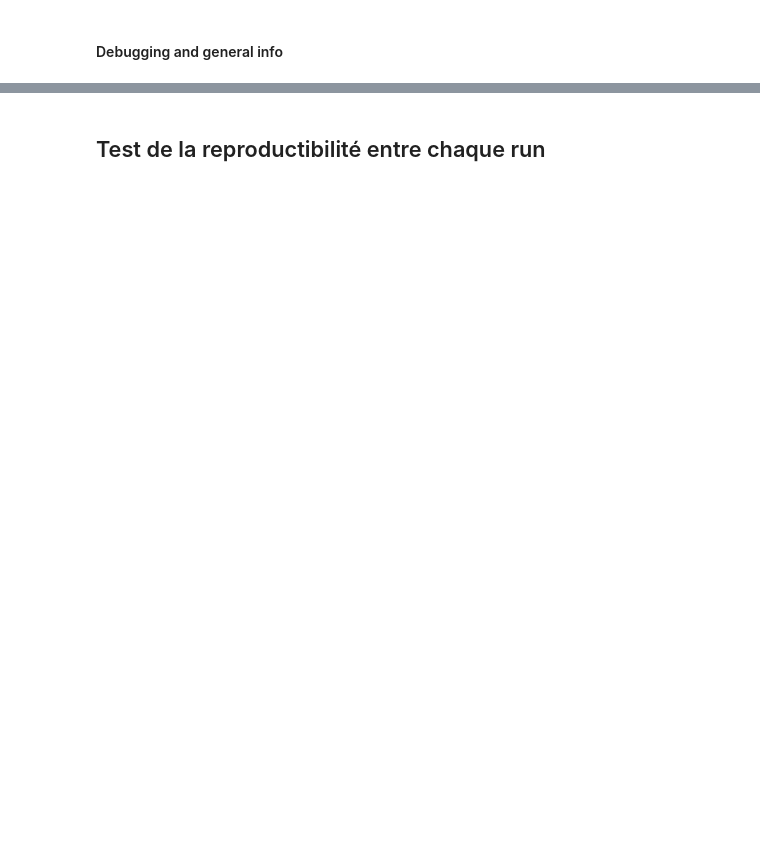
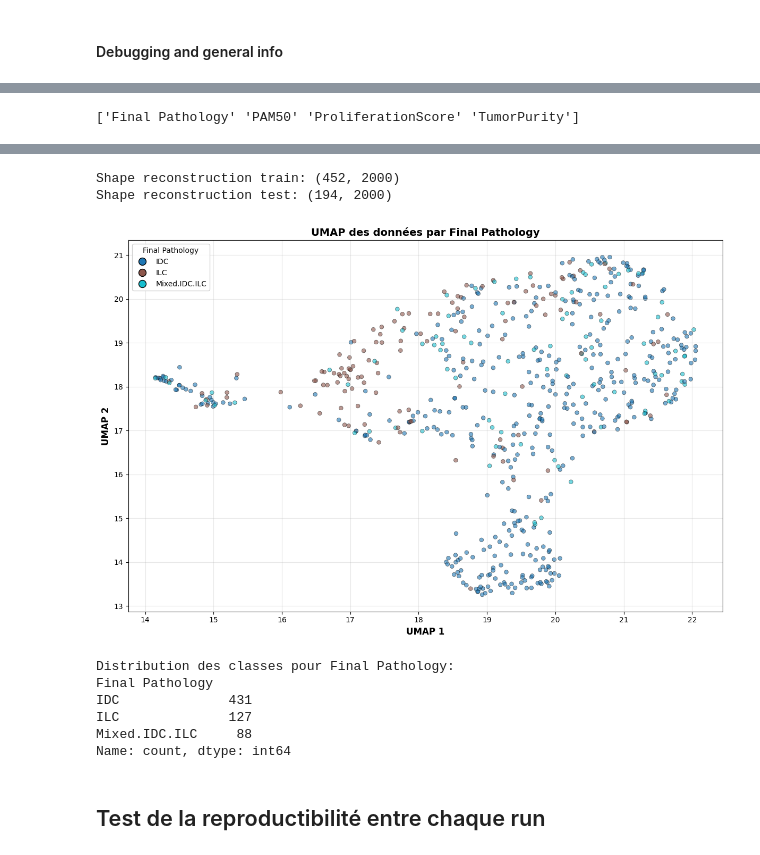
Before and after one commit to PCamargo710/UM5BIP12_Deep-Learning-KASSIOUI-LARDJANI-CAMARGO, a Jupyter notebook: Projet_DL.ipynb, the cells around one changed output, grey strips where cells are left out. Cells and saved outputs as stored; diff of their text form; code cells hidden in the pictures; blank space fills up the shorter version.

```diff
--- a/Projet_DL.ipynb
+++ b/Projet_DL.ipynb
@@ -1452,0 +1402,58 @@ weighted avg       0.79      0.80      0.79       245
+# %%
+print(np.unique(metadata_cols))
+# %% [output]
+['Final Pathology' 'PAM50' 'ProliferationScore' 'TumorPurity']
+# %%
+target_column = "Final Pathology"
+
+X_train_reconstructed = network.autoencoder.predict(X_train, verbose=0)
+X_test_reconstructed = network.autoencoder.predict(X_test, verbose=0)
+print(f"Shape reconstruction train: {X_train_reconstructed.shape}")
+print(f"Shape reconstruction test: {X_test_reconstructed.shape}")
+
+y_train_labels = test_matrix_with_meta.loc[X_train.index, target_column]
+y_test_labels = test_matrix_with_meta.loc[X_test.index, target_column]
+
+
+X_combined = np.vstack([X_train_reconstructed, X_test_reconstructed])
+y_combined = pd.concat([y_train_labels, y_test_labels])
+
+
+umap_model = UMAP(n_components=2, random_state=42, n_neighbors=15, min_dist=0.1)
+X_umap = umap_model.fit_transform(X_combined)
+
+
+plt.figure(figsize=(12, 8))
+if y_combined.dtype == 'object':
+    label_encoder_viz = LabelEncoder()
+    y_numeric = label_encoder_viz.fit_transform(y_combined)
+    categories = label_encoder_viz.classes_
+else:
+    y_numeric = y_combined
+    categories = np.unique(y_combined)
+scatter = plt.scatter(X_umap[:, 0], X_umap[:, 1], c=y_numeric,cmap='tab10', alpha=0.6, edgecolors='black', linewidth=0.5,s=30)
+
+plt.xlabel('UMAP 1', fontsize=12, fontweight='bold')
+plt.ylabel('UMAP 2', fontsize=12, fontweight='bold')
+plt.title(f'UMAP des données par {target_column}',
+        fontsize=14, fontweight='bold')
+
+# Légende
+if y_combined.dtype == 'object':
+    handles = []
+    for i, cat in enumerate(categories):
+        color = scatter.cmap(scatter.norm(i))
+        handles.append(plt.Line2D([0], [0], marker='o', color='w',
+            markerfacecolor=color, markersize=10,
+            label=cat, markeredgecolor='black'))
+    plt.legend(handles=handles, title=target_column, loc='best', framealpha=0.9)
+else:
+    plt.colorbar(scatter, label=target_column)
+
+plt.grid(True, alpha=0.3)
+plt.tight_layout()
+plt.show()
+
+print(f"\nDistribution des classes pour {target_column}:")
+print(y_combined.value_counts())
+# %% [output]
@@ -1453,3 +1461,12 @@ weighted avg       0.79      0.80      0.79       245
+Shape reconstruction train: (452, 2000)
+Shape reconstruction test: (194, 2000)
+[figure, added]
+Distribution des classes pour Final Pathology:
+Final Pathology
+IDC              431
+ILC              127
+Mixed.IDC.ILC     88
+Name: count, dtype: int64
 # %% [markdown]
 ## Test de la reproductibilité entre chaque run
 # %%
```
Also changed, not shown: parts of 25 cells of this notebook.
